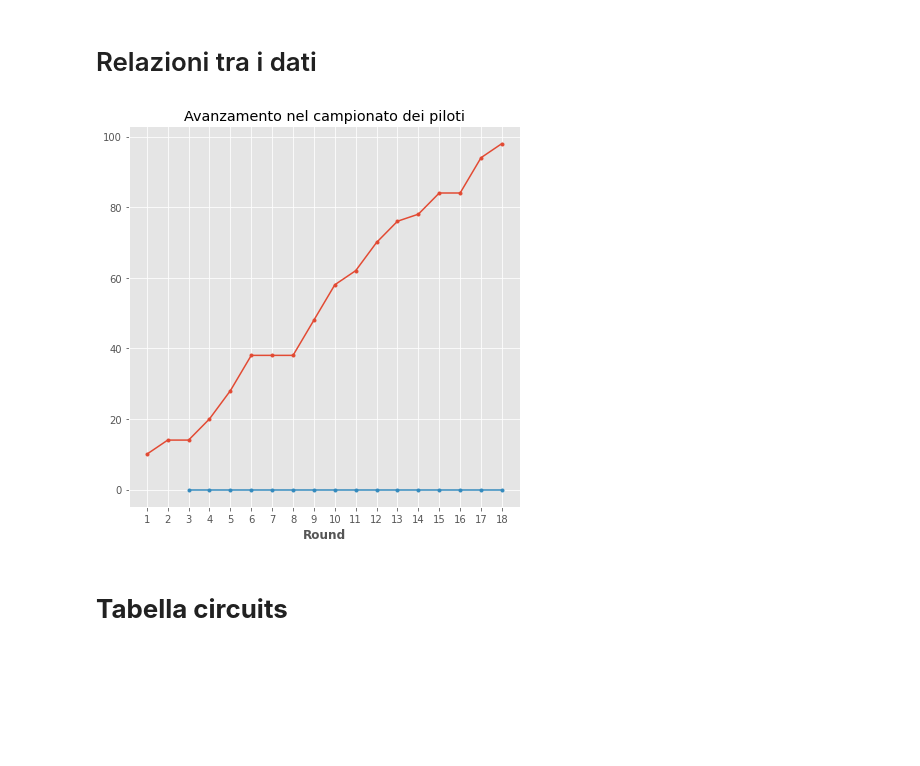
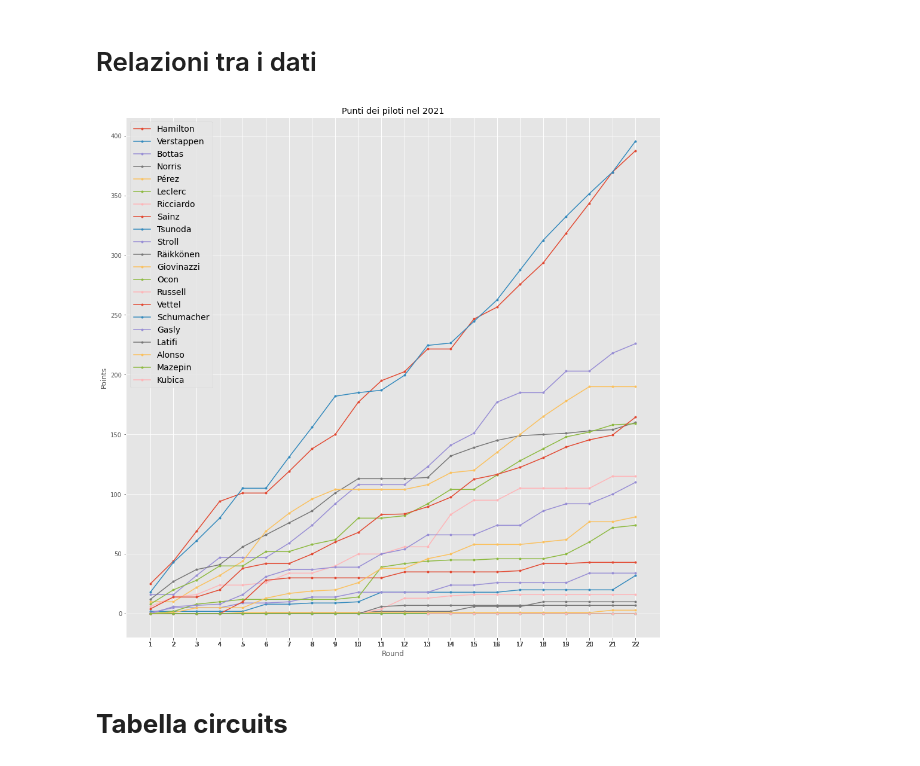
Before and after one commit to giorgio-angelo-esposito/F1WP, a Jupyter notebook: F1WP.ipynb, the cells around one changed output. Cells and saved outputs as stored; diff of their text form; code cells hidden in the pictures; blank space fills up the shorter version.

Commit message:
Aggiornamento notebook
Continuato a plottare i dati cercando relazioni interessanti che si potessero prendere in considerazione

```diff
--- a/F1WP.ipynb
+++ b/F1WP.ipynb
@@ -295,34 +275,38 @@ dtype: int64
 # Relazioni tra i dati
-# %%
-df = driver_standings.merge(races, how='inner') #unione di driver_standings e races
-df_copy = df.copy() #copia di sicurezza
-
-new = df_copy.drop(columns=['positionText','time','url','date'])
-
-#otteniamo la classifica del 2008 del pilota con id = 1
-driver1 = new.loc[(new['driverId'] == 1) & (new['year'] == 2008)]
-#otteniamo la classifica del 2008 del pilota con id = 16
-driver16 = new.loc[(new['driverId'] == 16) & (new['year'] == 2008)]
-
-#mostriamo un grafico dell'avanzamento nel campionato
-#settiamo le dimensioni del grafico
-plt.figure(figsize=(7,7))
-
-#inseriamo nel grafico il pilota con id = 1
-plt.plot(driver1['round'],driver1.points, label = 'Points',marker = '.')
-#inseriamo nel grafico il pilota con id = 16
-plt.plot(driver16['round'],driver16.points, label = 'Points',marker = '.')
-#settiamo la dimensione dei valori dell'asse x
-plt.xticks(driver1['round'][::1])
-#diamo un nome all'asse delle x
-plt.xlabel('Round', fontdict={'fontweight':'bold','fontsize':12})
-
-#diamo un titolo al grafico
-plt.title('Avanzamento nel campionato dei piloti')
-#mostriamo il grafico
-plt.show()
-# %% [output]
-[figure, removed]
+# %%
+#unione di driver_standings e races sul raceId, salvato in un nuovo dataframe driver_points
+driver_points = pd.merge(driver_standings,races,on='raceId')
+#unione di driver_points e drivers su driverId
+driver_points = pd.merge(driver_points,drivers, on='driverId')
+#otteniamo i dati relativi al campionato 2021
+driver_points_2021 = driver_points.loc[driver_points['year'] == 2021]
+#ordiniamoli per numero di gara e posizione
+driver_points_2021 = driver_points_2021.sort_values(['round','position'])
+#estrapoliamo i cognomi dei piloti
+surname = driver_points_2021['surname'].unique()
+#settiamo la dimensione del grafico
+plt.figure(figsize=(16,16))
+#plotting dei dati
+for driver in driver_points_2021['driverId'].unique():
+  i = driver_points_2021.loc[driver_points_2021['driverId'] == driver]
+  plt.plot(i['round'],i['points'], marker = '.')
+
+#assegniamo la spaziatura sull'asse delle x
+plt.xticks(driver_points_2021['round'][::1])
+#assegniamo una label all'asse delle x
+plt.xlabel('Round')
+#assegniamo una label all'asse delle y
+plt.ylabel('Points')
+#creiamo la legenda
+plt.legend(surname, prop={'size': 14})
+#diamo un titolo al grafico
+plt.title('Punti dei piloti nel 2021')
+#salviamo il grafico
+plt.savefig('Classifica_campionato_piloti_2021',dpi = 300)
+#mostriamo il grafico
+plt.show()
+# %% [output]
+[figure, added]
 # %% [markdown]
 # **Tabella circuits**
 # %%
```
Also changed, not shown: parts of 7 cells of this notebook.
